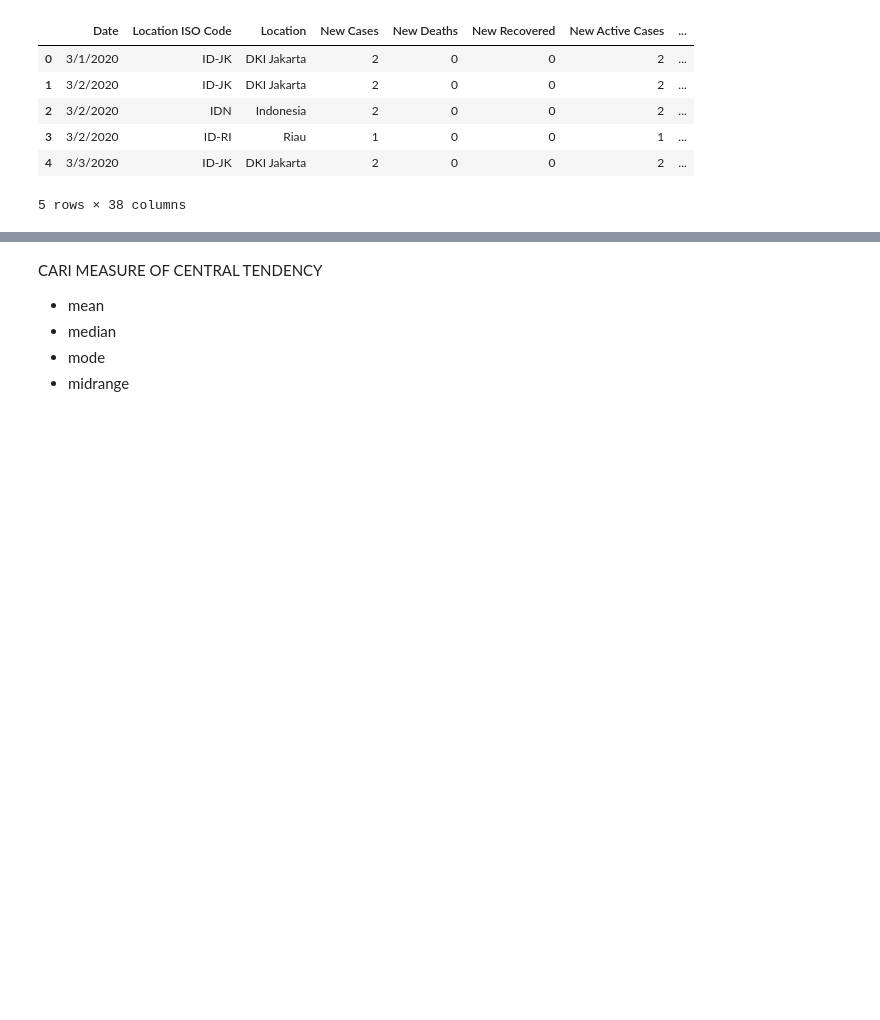
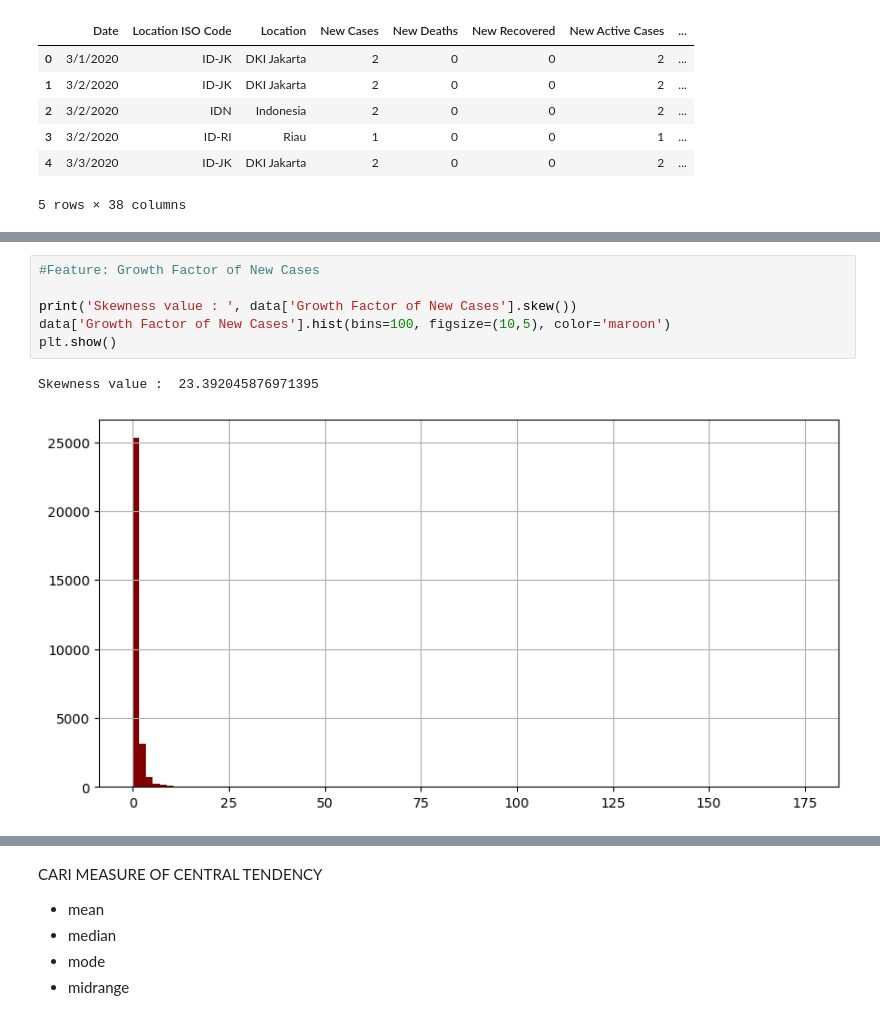
Before and after one commit to Adriceda/h8dsft_Descriptive, a Jupyter notebook: descriptive.ipynb, the cells around one changed output, grey strips where cells are left out. Saved outputs shown, nothing was run; the diff lists cells and outputs as text; blank space fills up the shorter version.

```diff
--- a/descriptive.ipynb
+++ b/descriptive.ipynb
@@ -41,0 +134,9 @@ memory usage: 9.2+ MB
+# %%
+#Feature: Growth Factor of New Cases
+
+print('Skewness value : ', data['Growth Factor of New Cases'].skew())
+data['Growth Factor of New Cases'].hist(bins=100, figsize=(10,5), color='maroon')
+plt.show()
+# %% [output]
+Skewness value :  23.392045876971395
+[figure, added]
```
Also changed, not shown: parts of 28 cells of this notebook, 1 other file.
